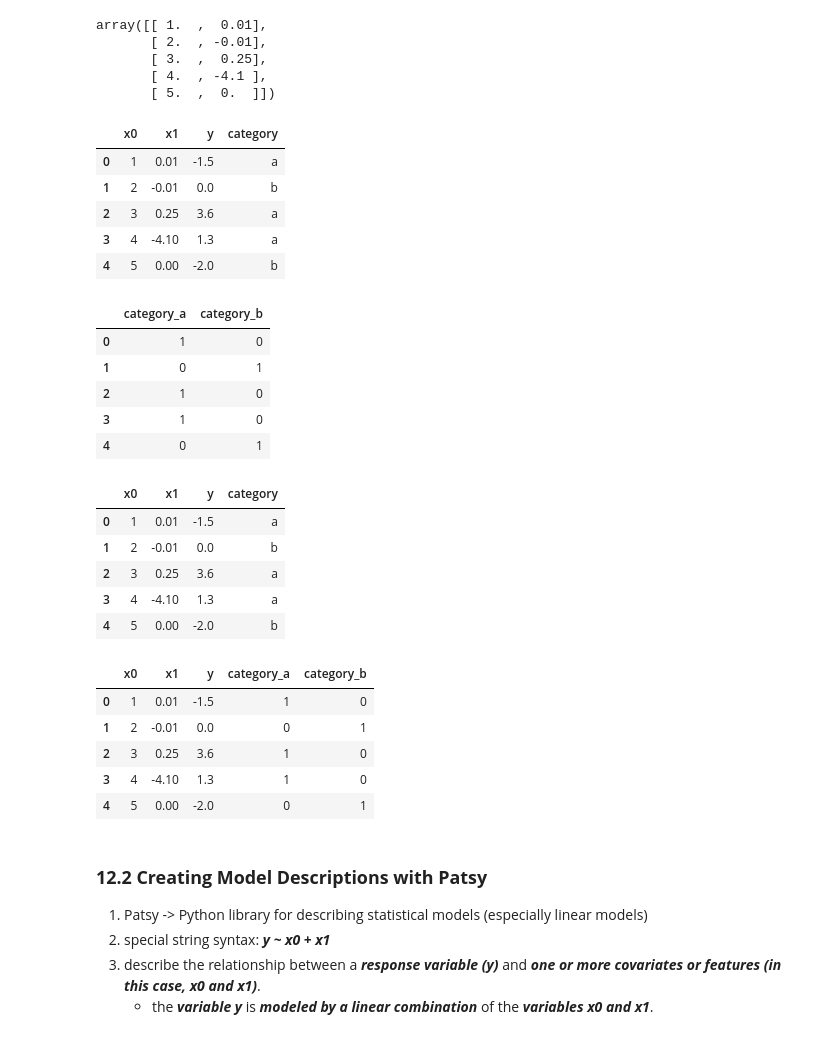
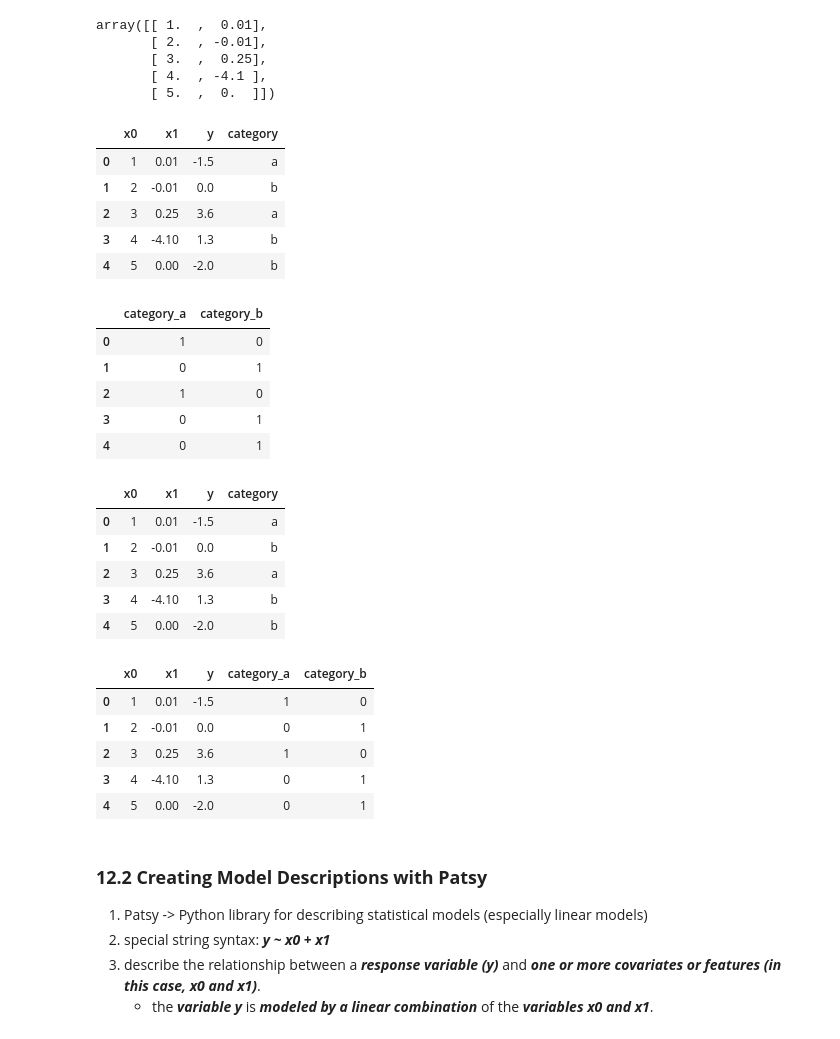
Before and after one commit to azrazainol/DS-Week-14, a Jupyter notebook: Data_Science_Week_14.ipynb, the cells around one changed output. Cells and saved outputs as stored; diff of their text form; code cells hidden in the pictures.

```diff
--- a/Data_Science_Week_14.ipynb
+++ b/Data_Science_Week_14.ipynb
@@ -68,22 +75,27 @@ array([[ 1.  ,  0.01],
        [ 5.  ,  0.  ]])
 # %%
 # Add a column with categorical value
+data["category"] = pd.Categorical(["a", "b", "a", "b", "b"],
+                                  categories=["a", "b"])
+data
 # %% [output]
 |  | x0 | x1 | y | category |
 | 0 | 1 | 0.01 | -1.5 | a |
 | 1 | 2 | -0.01 | 0.0 | b |
 | 2 | 3 | 0.25 | 3.6 | a |
-| 3 | 4 | -4.10 | 1.3 | a |
+| 3 | 4 | -4.10 | 1.3 | b |
 | 4 | 5 | 0.00 | -2.0 | b |
 # %%
 # Create dummy dataframe based on categorical value
 # focusing on the 'category' variable
+dummies = pd.get_dummies(data.category, prefix  = "category")
+dummies
 # %% [output]
 |  | category_a | category_b |
 | 0 | 1 | 0 |
 | 1 | 0 | 1 |
 | 2 | 1 | 0 |
-| 3 | 1 | 0 |
+| 3 | 0 | 1 |
 | 4 | 0 | 1 |
 # %%
 # Display original data content
@@ -93,16 +105,18 @@ data
 | 0 | 1 | 0.01 | -1.5 | a |
 | 1 | 2 | -0.01 | 0.0 | b |
 | 2 | 3 | 0.25 | 3.6 | a |
-| 3 | 4 | -4.10 | 1.3 | a |
+| 3 | 4 | -4.10 | 1.3 | b |
 | 4 | 5 | 0.00 | -2.0 | b |
 # %%
 # Convert and join with transformed categorical dataset
+data_w_dummies = data.drop("category", axis = 1).join(dummies)
+data_w_dummies
 # %% [output]
 |  | x0 | x1 | y | category_a | category_b |
 | 0 | 1 | 0.01 | -1.5 | 1 | 0 |
 | 1 | 2 | -0.01 | 0.0 | 0 | 1 |
 | 2 | 3 | 0.25 | 3.6 | 1 | 0 |
-| 3 | 4 | -4.10 | 1.3 | 1 | 0 |
+| 3 | 4 | -4.10 | 1.3 | 0 | 1 |
 | 4 | 5 | 0.00 | -2.0 | 0 | 1 |
 # %% [markdown]
 ### **12.2 Creating Model Descriptions with Patsy**
```
Also changed, not shown: parts of 6 cells of this notebook.
